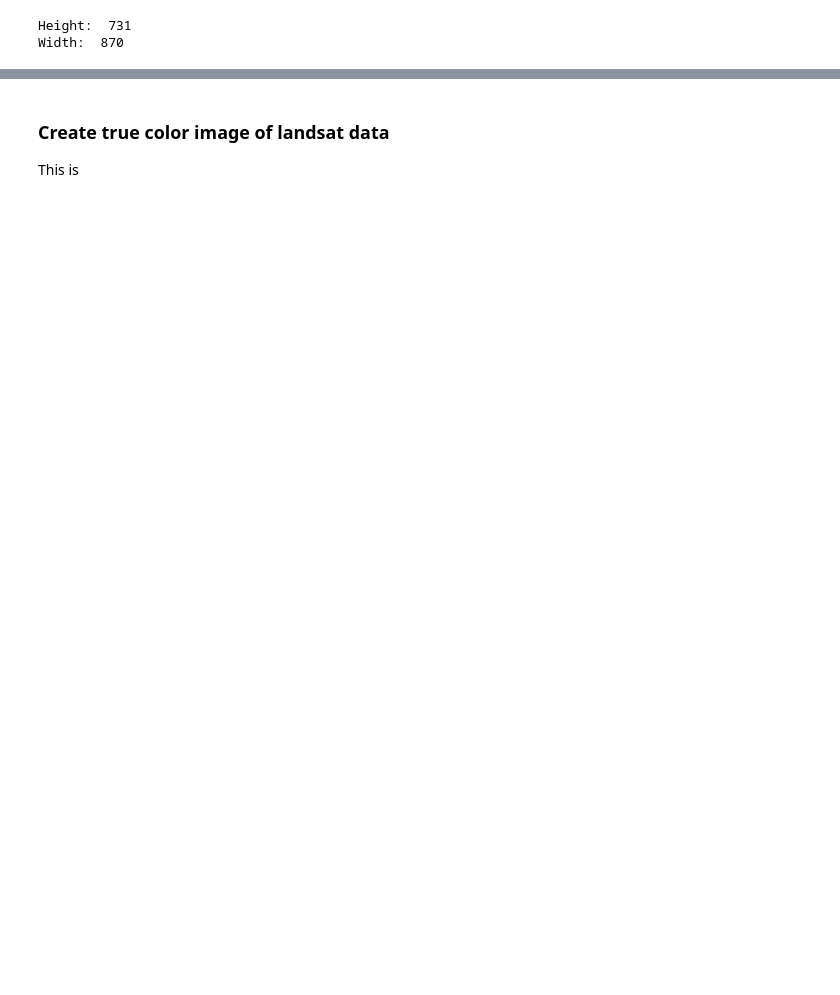
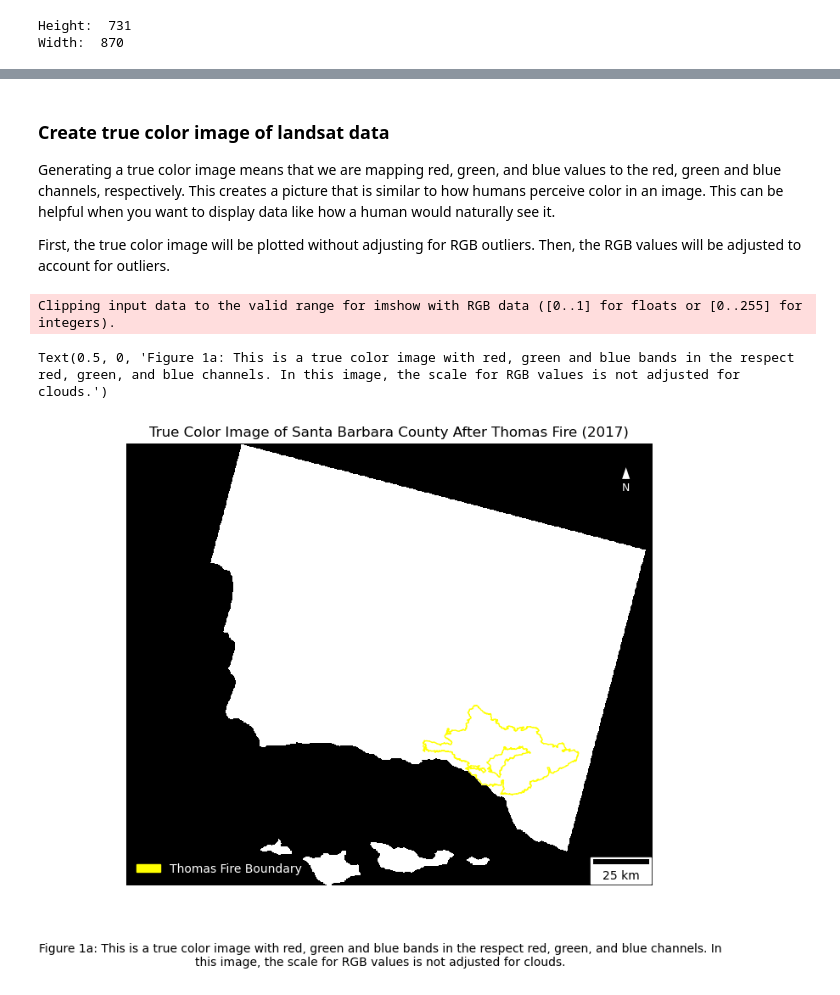
Before and after one commit to katleyq/eds220-hwk4, a Jupyter notebook: hwk4-task2-false-color-LE.ipynb, the cells around one changed output, grey strips where cells are left out. Cells and saved outputs as stored; diff of their text form; code cells hidden in the pictures; blank space fills up the shorter version.

```diff
--- a/hwk4-task2-false-color-LE.ipynb
+++ b/hwk4-task2-false-color-LE.ipynb
@@ -120,4 +137,53 @@ landsat_aspect_ratio = landsat.rio.width / landsat.rio.height
 # %% [markdown]
 ### Create true color image of landsat data
-This is
+
+Generating a true color image means that we are mapping red, green, and blue values to the red, green and blue channels, respectively. This creates a picture that is similar to how humans perceive color in an image. This can be helpful when you want to display data like how a human would naturally see it.
+
+First, the true color image will be plotted without adjusting for RGB outliers. Then, the RGB values will be adjusted to account for outliers.
+# %%
+# Initialize a new plot
+fig, ax = plt.subplots(figsize = (8, 6*landsat_aspect_ratio))
+
+# Remove axes
+ax.axis('off')
+
+# Plot RGB values in respective RGB channels to display true color image
+xr.Dataset(landsat[['red', 'green', 'blue']]).to_array().plot.imshow()
+
+# Set title
+ax.set_title('True Color Image of Santa Barbara County After Thomas Fire (2017)')
+
+# Overlay thomas_fire polygon
+thomas_fire.plot(ax = ax,
+                 color = 'none',
+                edgecolor = 'yellow',
+                linewidth = 1)
+# Add scalebar
+scalebar = ScaleBar(1,  # Scale in units per pixel
+                    units='m',  # Units (meters)
+                    location='lower right',  # Position of the scale bar
+                    scale_loc='bottom')
+
+# Add scalebar created above to plot
+ax.add_artist(scalebar)
+
+# Add legend for thomas_fire boundary
+ax.legend(handles = [mpatches.Patch(color='yellow',
+                          label='Thomas Fire Boundary')],
+          loc = "lower left",
+          labelcolor = "white",
+          frameon=False)
+
+# Add a north arrow
+ax.annotate('N', xy=(0.95, 0.95), xytext=(0.95, 0.9),
+            arrowprops=dict(facecolor='white', width=1, headwidth=8),
+            ha='center', va='center', fontsize=9, color='white',
+            xycoords='axes fraction')
+
+# Add figure description
+plt.figtext(0.5, 0, "Figure 1a: This is a true color image with red, green and blue bands in the respect red, green, and blue channels. In this image, the scale for RGB values is not adjusted for clouds.", wrap=True, horizontalalignment='center', fontsize=10)
+# %% [output]
+Clipping input data to the valid range for imshow with RGB data ([0..1] for floats or [0..255] for integers).
+Text(0.5, 0, 'Figure 1a: This is a true color image with red, green and blue bands in the respect red, green, and blue channels. In this image, the scale for RGB values is not adjusted for clouds.')
+[figure, added]
 # %%
```
Also changed, not shown: parts of 22 cells of this notebook, 2 other files.
